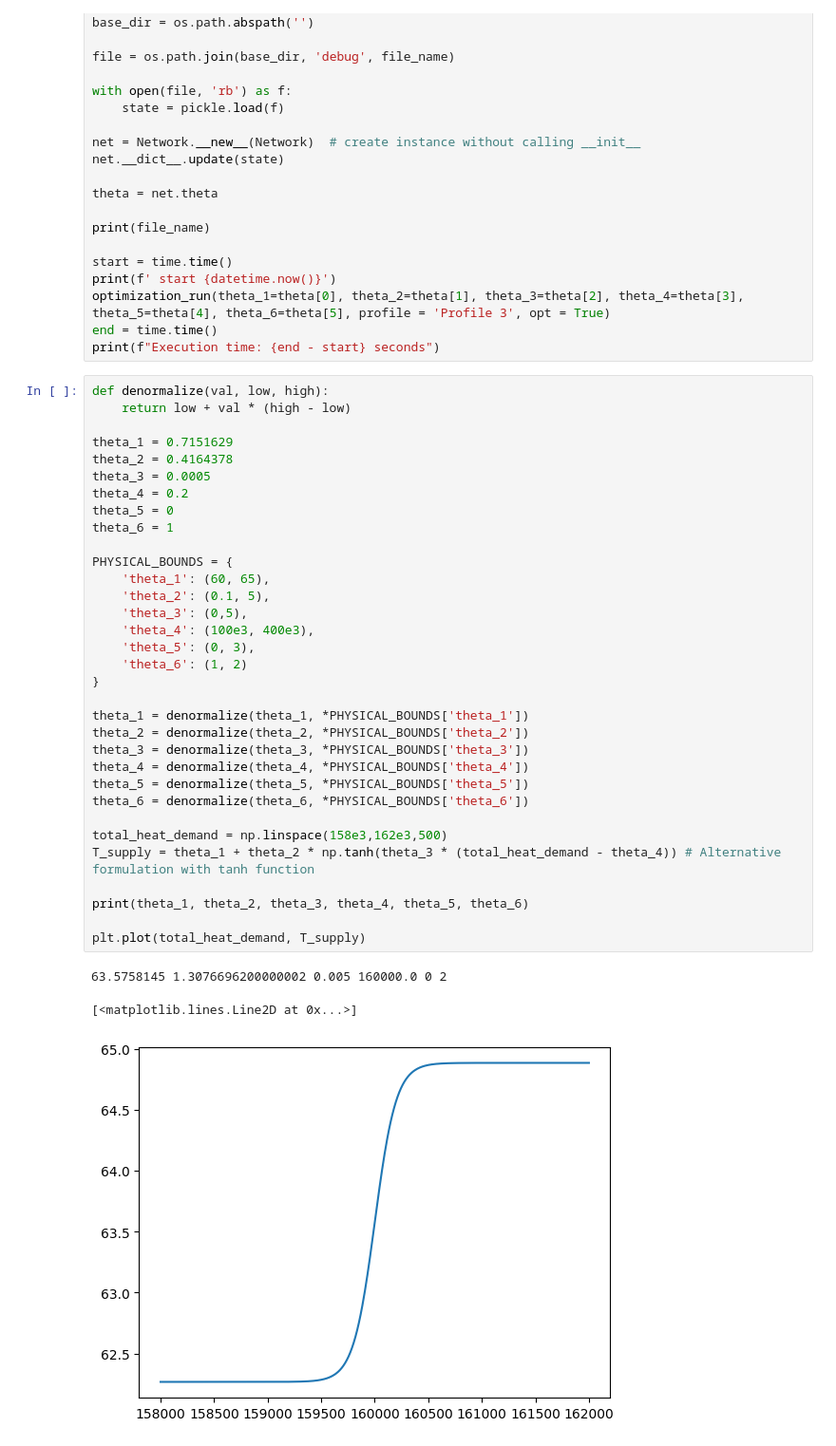
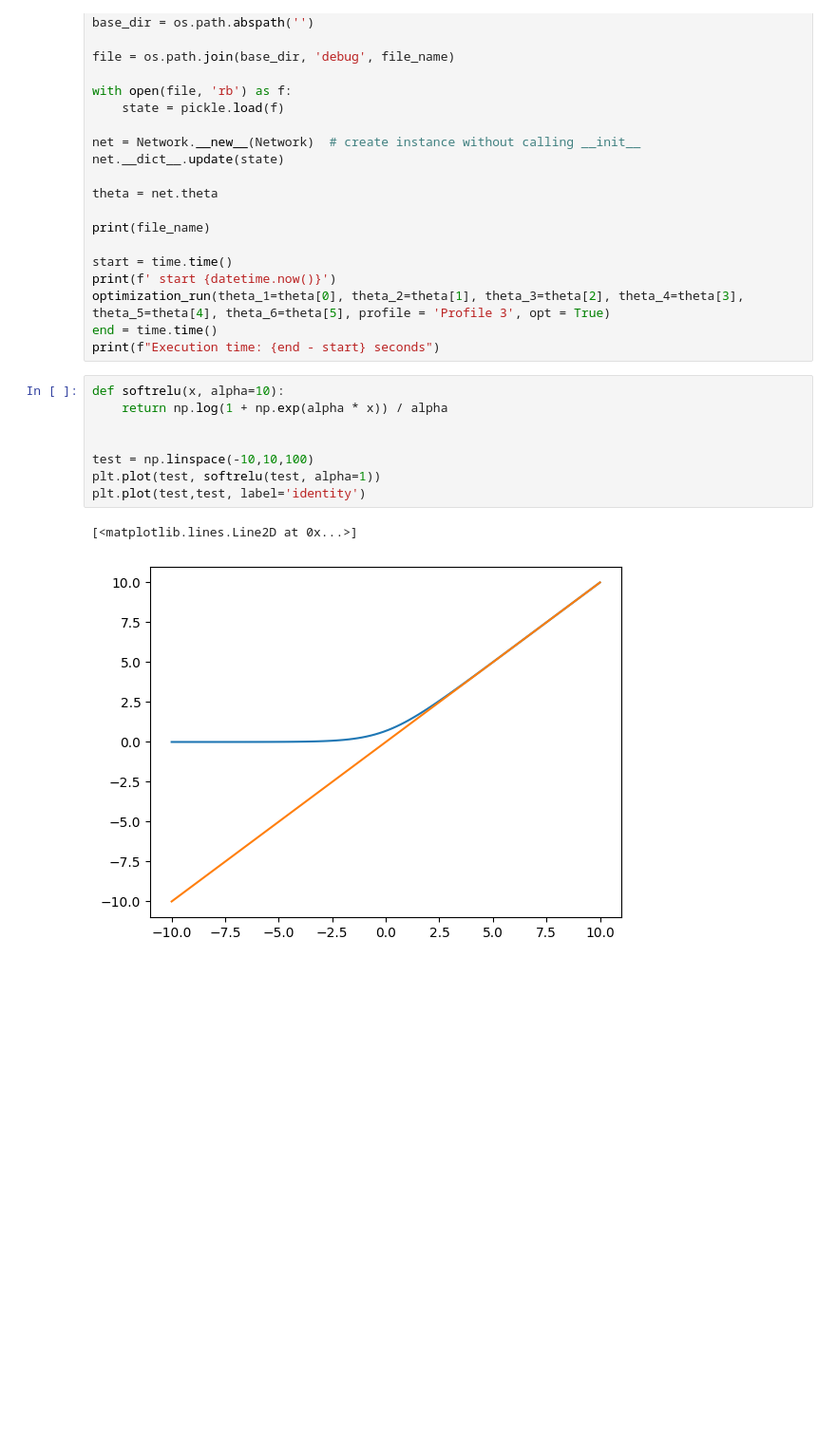
Before and after one commit to Pietervb2/thesis, a Jupyter notebook: debug.ipynb, the cells around one changed output. Shown at 95% size. Saved outputs shown, nothing was run; the diff lists cells and outputs as text; blank space fills up the shorter version.

```diff
--- a/debug.ipynb
+++ b/debug.ipynb
@@ -242,40 +251,14 @@ print(f' start {datetime.now()}')
 optimization_run(theta_1=theta[0], theta_2=theta[1], theta_3=theta[2], theta_4=theta[3], theta_5=theta[4], theta_6=theta[5], profile = 'Profile 3', opt = True)
 end = time.time()
 print(f"Execution time: {end - start} seconds")
-# %%
-def denormalize(val, low, high):
-    return low + val * (high - low)
-
-theta_1 = 0.7151629
-theta_2 = 0.4164378
-theta_3 = 0.0005
-theta_4 = 0.2
-theta_5 = 0
-theta_6 = 1
-
-PHYSICAL_BOUNDS = {
-    'theta_1': (60, 65),
-    'theta_2': (0.1, 5),
-    'theta_3': (0,5),
-    'theta_4': (100e3, 400e3),
-    'theta_5': (0, 3),
-    'theta_6': (1, 2)
-}
-
-theta_1 = denormalize(theta_1, *PHYSICAL_BOUNDS['theta_1'])
-theta_2 = denormalize(theta_2, *PHYSICAL_BOUNDS['theta_2'])
-theta_3 = denormalize(theta_3, *PHYSICAL_BOUNDS['theta_3'])
-theta_4 = denormalize(theta_4, *PHYSICAL_BOUNDS['theta_4'])
-theta_5 = denormalize(theta_5, *PHYSICAL_BOUNDS['theta_5'])
-theta_6 = denormalize(theta_6, *PHYSICAL_BOUNDS['theta_6'])
-
-total_heat_demand = np.linspace(158e3,162e3,500)
-T_supply = theta_1 + theta_2 * np.tanh(theta_3 * (total_heat_demand - theta_4)) # Alternative formulation with tanh function
-
-print(theta_1, theta_2, theta_3, theta_4, theta_5, theta_6)
-
-plt.plot(total_heat_demand, T_supply)
-# %% [output]
-63.5758145 1.3076696200000002 0.005 160000.0 0 2
-[<matplotlib.lines.Line2D at 0x...>]
-[figure, removed]
+# %%
+def softrelu(x, alpha=10):
+    return np.log(1 + np.exp(alpha * x)) / alpha
+
+
+test = np.linspace(-10,10,100)
+plt.plot(test, softrelu(test, alpha=1))
+plt.plot(test,test, label='identity')
+# %% [output]
+[<matplotlib.lines.Line2D at 0x...>]
+[figure, added]
```
Also changed, not shown: parts of 3 cells of this notebook, 9 other files.
